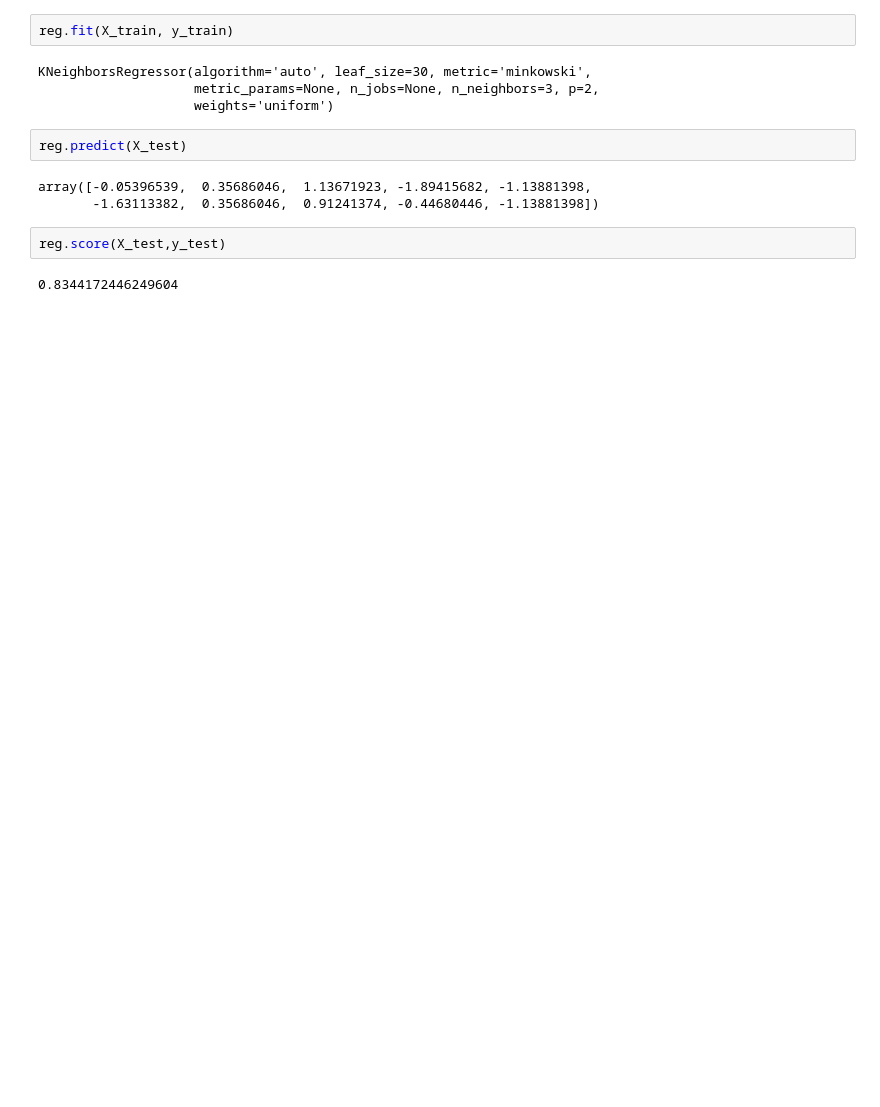
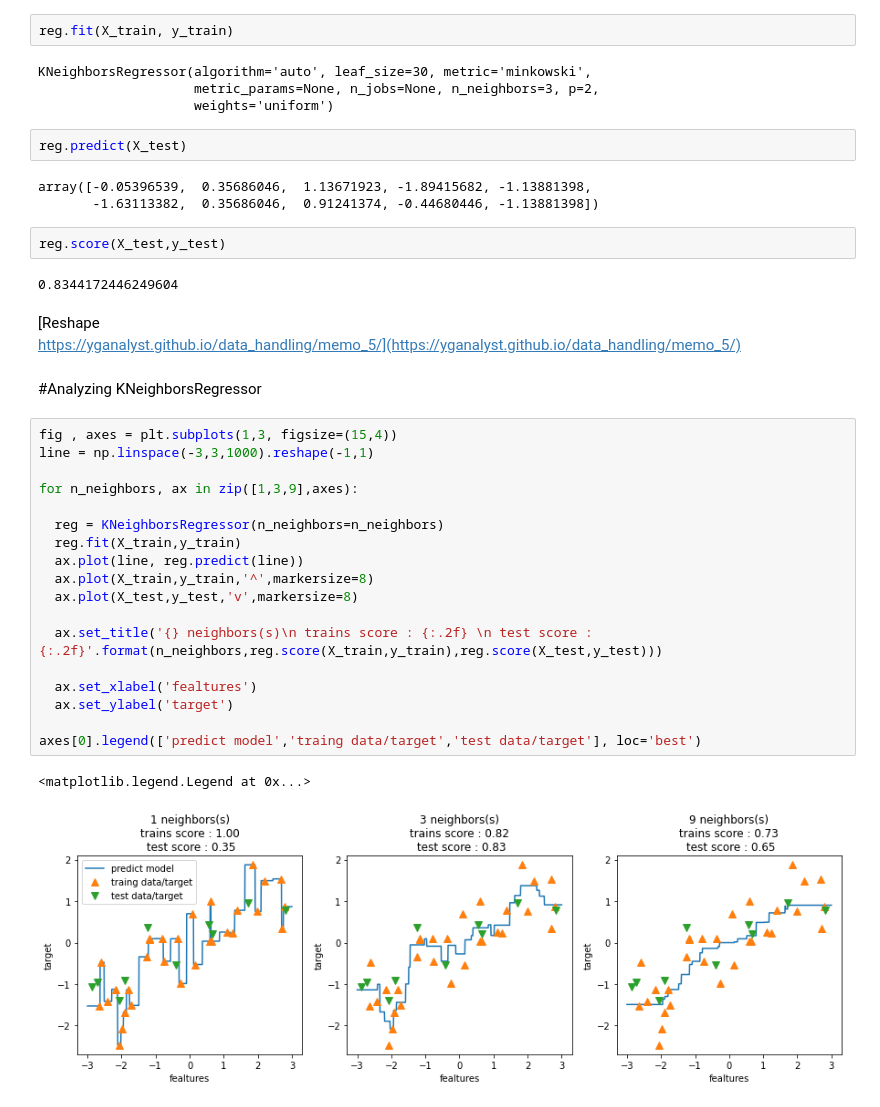
Before and after one commit to bignamu/python-AI, a Jupyter notebook: Scikit_Learn_clf_reg.ipynb, the cells around one changed output. Cells and saved outputs as stored; diff of their text form; blank space fills up the shorter version.

```diff
--- a/Scikit_Learn_clf_reg.ipynb
+++ b/Scikit_Learn_clf_reg.ipynb
@@ -406,3 +425,28 @@ array([-0.05396539,  0.35686046,  1.13671923, -1.89415682, -1.13881398,
 reg.score(X_test,y_test)
 # %% [output]
 0.8344172446249604
+# %% [markdown]
+[Reshape<br>https://yganalyst.github.io/data_handling/memo_5/](https://yganalyst.github.io/data_handling/memo_5/)
+# %% [markdown]
+#Analyzing KNeighborsRegressor
+# %%
+fig , axes = plt.subplots(1,3, figsize=(15,4))
+line = np.linspace(-3,3,1000).reshape(-1,1)
+
+for n_neighbors, ax in zip([1,3,9],axes):
+
+  reg = KNeighborsRegressor(n_neighbors=n_neighbors)
+  reg.fit(X_train,y_train)
+  ax.plot(line, reg.predict(line))
+  ax.plot(X_train,y_train,'^',markersize=8)
+  ax.plot(X_test,y_test,'v',markersize=8)
+
+  ax.set_title('{} neighbors(s)\n trains score : {:.2f} \n test score : {:.2f}'.format(n_neighbors,reg.score(X_train,y_train),reg.score(X_test,y_test)))
+
+  ax.set_xlabel('fealtures')
+  ax.set_ylabel('target')
+
+axes[0].legend(['predict model','traing data/target','test data/target'], loc='best')
+# %% [output]
+<matplotlib.legend.Legend at 0x...>
+[figure, added]
```
Also changed, not shown: parts of 52 cells of this notebook.
